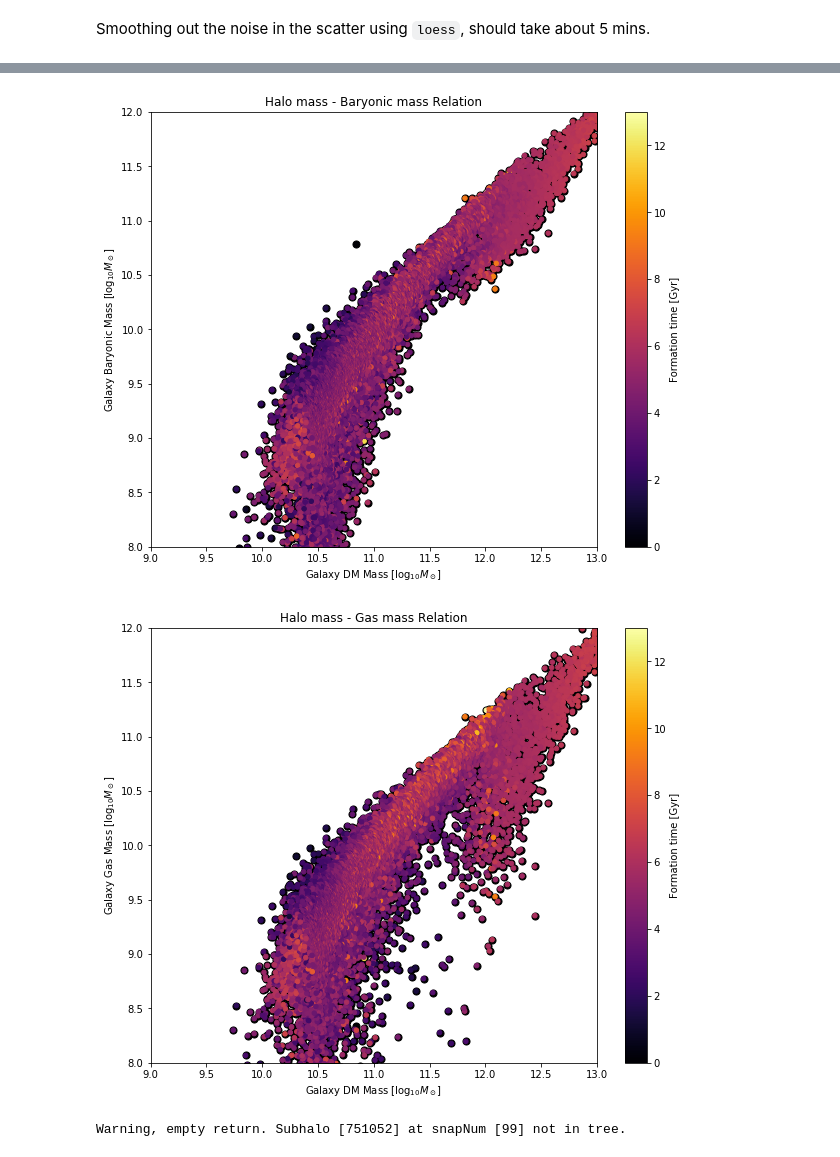
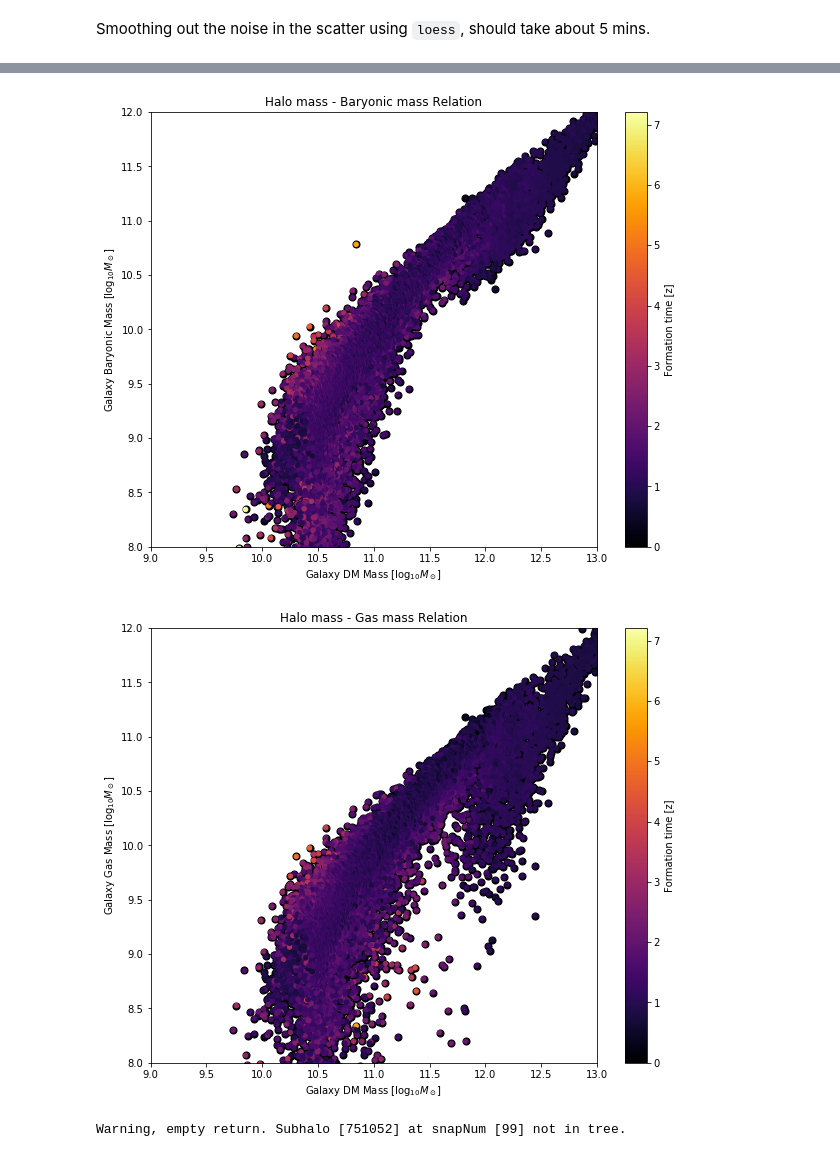
Before and after one commit to lachlandk/shmr-scatter, a Jupyter notebook: data_collection.ipynb, the cells around one changed output, grey strips where cells are left out. Saved outputs shown, nothing was run; the diff lists cells and outputs as text; code cells hidden in the pictures.

Commit message:
Update data_collection.ipynb
Added code to extract redshift from header

```diff
--- a/data_collection.ipynb
+++ b/data_collection.ipynb
@@ -72,4 +70,0 @@ np.savez("history_data", halo_history_scaled, Mh=halo_history_scaled[:,:,1], Ms=
-# %%
-with np.load("halo_data.npz") as data:
-    time = data["TNGtime"]
-    redshift = data["TNGredshift"]
@@ -76,3 +75,14 @@ with np.load("halo_data.npz") as data:
+# %%
+scale_factor = np.ndarray(100)
+redshift = np.ndarray(100)
+
+for snapshot in range(100):
+    snap = il.groupcat.loadHeader(path, snapshot)
+
+    scale_factor[snapshot] = snap["Time"]  # a
+    redshift[snapshot] = snap["Redshift"]  # z
+
+np.savez("cosmology_data", a=scale_factor, z=redshift)
 # %%
 # load data
 with np.load("history_data.npz") as data:
@@ -90,7 +100,7 @@ for i in range(len(half_mass)):
     j = 0
     while halo_mass[i,j] < half_mass[i] or np.isnan(halo_mass[i,j]):
         j += 1
-    form_time[i] = time[j]
+    form_time[i] = redshift[j]
 
 print(np.min(form_time), np.max(form_time))
 # form_time = np.clip(form_time, 0, 8)
@@ -100,9 +110,9 @@ print(np.min(form_time), np.max(form_time))
 Smoothing out the noise in the scatter using `loess`, should take about 5 mins.
 # %%
 start = datetime.datetime.now()
-smoothed_form_time, _ = loess_2d(halo_mass[:,-1], stellar_mass[:,-1], form_time, npoints=1000)
+smoothed_form_time, _ = loess_2d(halo_mass[:,-1], stellar_mass[:,-1], form_time, npoints=100)
 end = datetime.datetime.now()
 
 print(end - start)
-smoothed_form_time = np.clip(smoothed_form_time, 0, 13)
+smoothed_form_time = np.clip(smoothed_form_time, 0, None)
 np.savez("smoothed_form_time", form_time=smoothed_form_time)
@@ -146,31 +158,31 @@ plt.xlim(9, 13) # halo
 
 # colourmap
 cb = plt.colorbar()
-cb.set_label("Formation time [Gyr]")
+cb.set_label("Formation time [z]")
 
 # fig.savefig("bhmr")
 # %% [output]
-[figure, old version]
+[figure, new version]
 # %%
 fig = plt.figure(figsize=(10, 8))
 ax = fig.add_subplot(111)
 
 plt.scatter(halo_mass[:,-1], gas_mass[:,-1], marker="o", s=50, c="black")
 plt.scatter(halo_mass[:,-1], gas_mass[:,-1], marker="o", s=20, c=smoothed_form_time, cmap="inferno")
 
 ax.set_title("Halo mass - Gas mass Relation")
 ax.set_xlabel("Galaxy DM Mass [$\log_{10}M_\odot$]")
 ax.set_ylabel("Galaxy Gas Mass [$\log_{10}M_\odot$]")
 
 # typical mass limits
 plt.ylim(8, 12) # stellar mass
 plt.xlim(9, 13) # halo
 
 # colourmap
 cb = plt.colorbar()
-cb.set_label("Formation time [Gyr]")
+cb.set_label("Formation time [z]")
 # %% [output]
-[figure, old version]
+[figure, new version]
 # %%
 def loadbhmdot(index):
     history = np.full(100, np.nan)
```
Also changed, not shown: parts of 7 cells of this notebook.
